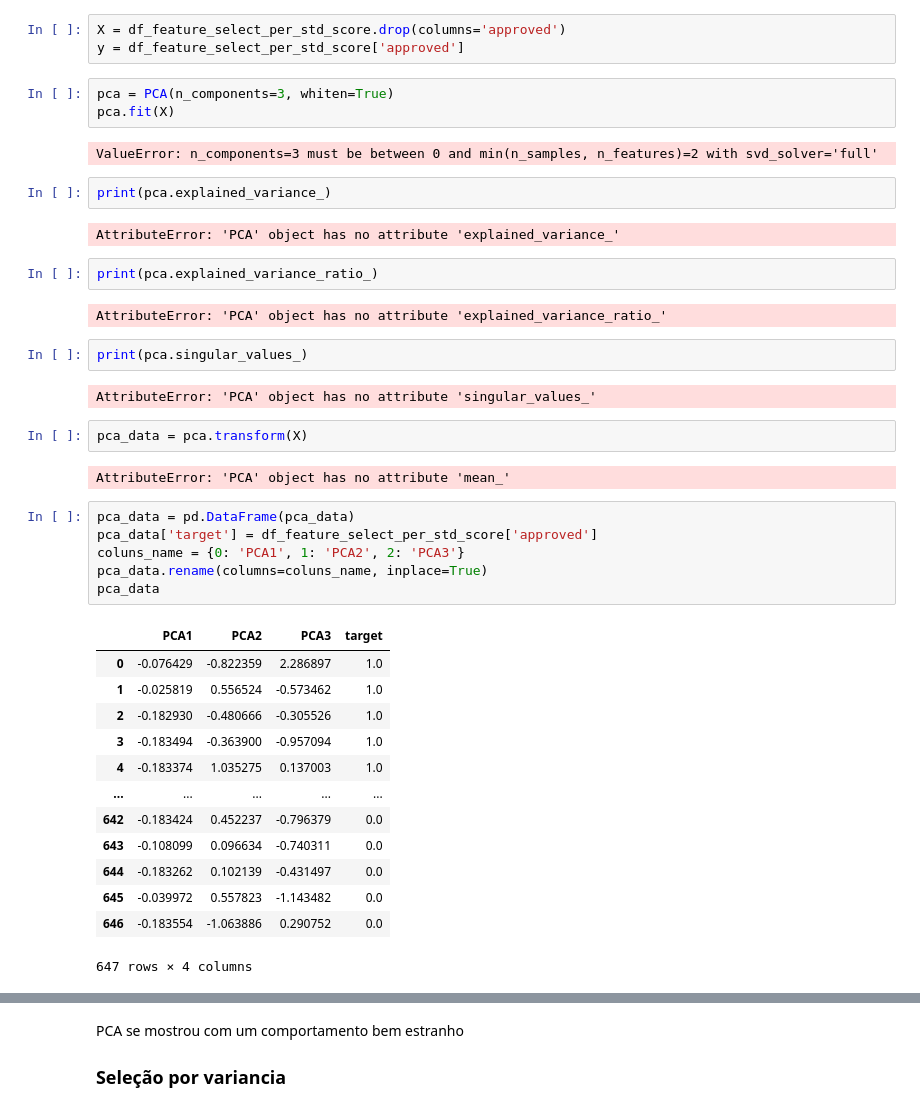
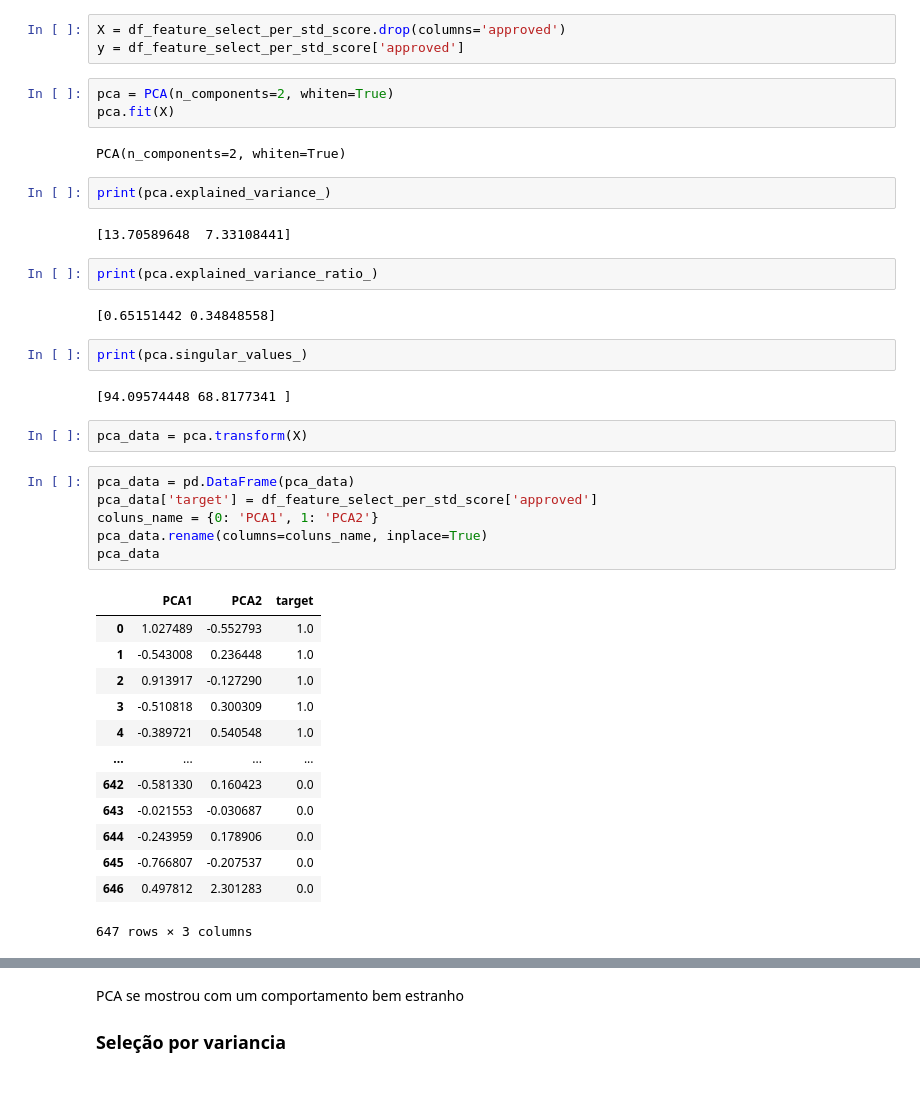
Before and after one commit to LuizMPelizaro/road_map_datascience, a Jupyter notebook: notebooks/DataPreprocessing/example_clean_dataset.ipynb, the cells around one changed output, grey strips where cells are left out. Cells and saved outputs as stored; diff of their text form.

```diff
--- a/notebooks/DataPreprocessing/example_clean_dataset.ipynb
+++ b/notebooks/DataPreprocessing/example_clean_dataset.ipynb
@@ -563,44 +564,42 @@ Irei utilizar somente o melhor dataset , o que aprensetou a melhor correlação
 X = df_feature_select_per_std_score.drop(columns='approved')
 y = df_feature_select_per_std_score['approved']
 # %%
-pca = PCA(n_components=3, whiten=True)
+pca = PCA(n_components=2, whiten=True)
 pca.fit(X)
 # %% [output]
-ValueError: n_components=3 must be between 0 and min(n_samples, n_features)=2 with svd_solver='full'
+PCA(n_components=2, whiten=True)
 # %%
 print(pca.explained_variance_)
 # %% [output]
-AttributeError: 'PCA' object has no attribute 'explained_variance_'
+[13.70589648  7.33108441]
 # %%
 print(pca.explained_variance_ratio_)
 # %% [output]
-AttributeError: 'PCA' object has no attribute 'explained_variance_ratio_'
+[0.65151442 0.34848558]
 # %%
 print(pca.singular_values_)
 # %% [output]
-AttributeError: 'PCA' object has no attribute 'singular_values_'
+[94.09574448 68.8177341 ]
 # %%
 pca_data = pca.transform(X)
-# %% [output]
-AttributeError: 'PCA' object has no attribute 'mean_'
 # %%
 pca_data = pd.DataFrame(pca_data)
 pca_data['target'] = df_feature_select_per_std_score['approved']
-coluns_name = {0: 'PCA1', 1: 'PCA2', 2: 'PCA3'}
+coluns_name = {0: 'PCA1', 1: 'PCA2'}
 pca_data.rename(columns=coluns_name, inplace=True)
 pca_data
 # %% [output]
-|  | PCA1 | PCA2 | PCA3 | target |
-| 0 | -0.076429 | -0.822359 | 2.286897 | 1.0 |
-| 1 | -0.025819 | 0.556524 | -0.573462 | 1.0 |
-| 2 | -0.182930 | -0.480666 | -0.305526 | 1.0 |
-| 3 | -0.183494 | -0.363900 | -0.957094 | 1.0 |
-| 4 | -0.183374 | 1.035275 | 0.137003 | 1.0 |
-| ... | ... | ... | ... | ... |
-| 642 | -0.183424 | 0.452237 | -0.796379 | 0.0 |
-| 643 | -0.108099 | 0.096634 | -0.740311 | 0.0 |
-| 644 | -0.183262 | 0.102139 | -0.431497 | 0.0 |
-| 645 | -0.039972 | 0.557823 | -1.143482 | 0.0 |
-| 646 | -0.183554 | -1.063886 | 0.290752 | 0.0 |
+|  | PCA1 | PCA2 | target |
+| 0 | 1.027489 | -0.552793 | 1.0 |
+| 1 | -0.543008 | 0.236448 | 1.0 |
+| 2 | 0.913917 | -0.127290 | 1.0 |
+| 3 | -0.510818 | 0.300309 | 1.0 |
+| 4 | -0.389721 | 0.540548 | 1.0 |
+| ... | ... | ... | ... |
+| 642 | -0.581330 | 0.160423 | 0.0 |
+| 643 | -0.021553 | -0.030687 | 0.0 |
+| 644 | -0.243959 | 0.178906 | 0.0 |
+| 645 | -0.766807 | -0.207537 | 0.0 |
+| 646 | 0.497812 | 2.301283 | 0.0 |
-647 rows × 4 columns
+647 rows × 3 columns
 # %%
```
Also changed, not shown: parts of 7 cells of this notebook.
